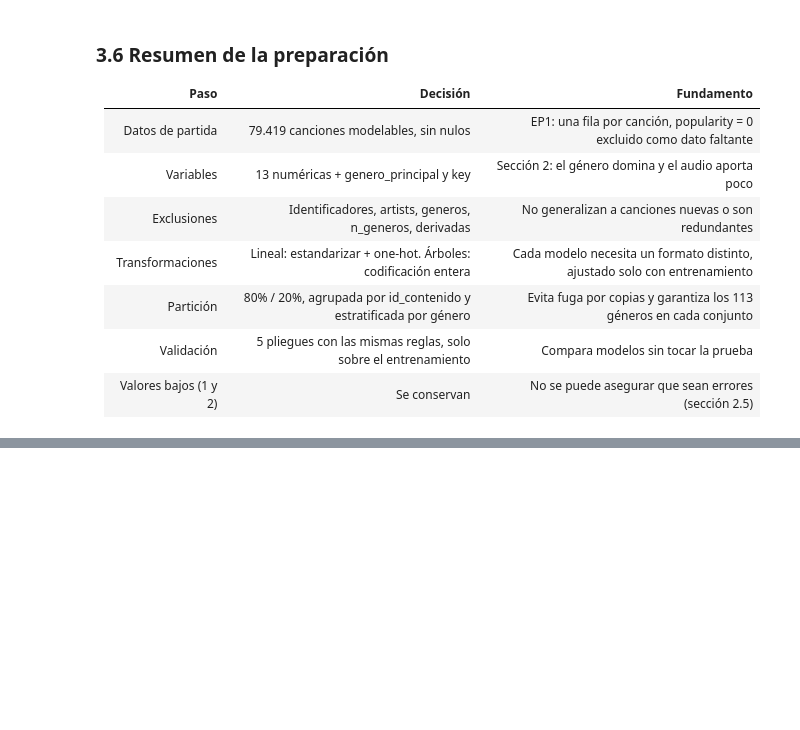
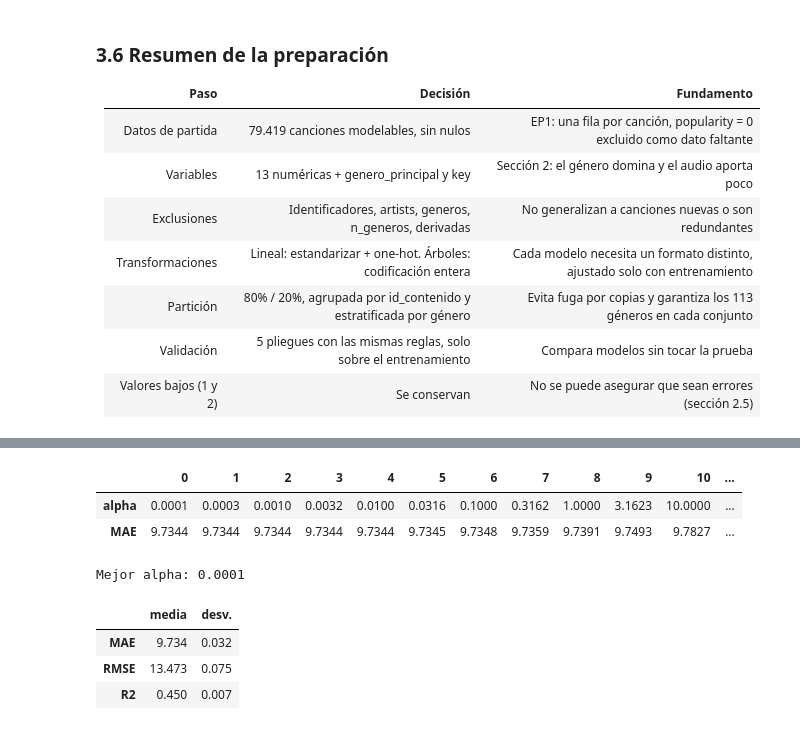
Before and after one commit to JeanBiza/ep-ml-spotify, a Jupyter notebook: notebook/EP2_ML.ipynb, the cells around one changed output, grey strips where cells are left out. Drawn from its saved outputs; the diff is of its cells as text; code cells hidden in the pictures; blank space fills up the shorter version.

```diff
--- a/notebook/EP2_ML.ipynb
+++ b/notebook/EP2_ML.ipynb
@@ -659,0 +749,24 @@ Matriz para clustering: 79,419 canciones x 9 variables de audio
+# %%
+pipe_ridge = Pipeline([("prep", preprocesador_lineal()), ("modelo", Ridge())])
+busq_ridge = GridSearchCV(
+    pipe_ridge, {"modelo__alpha": np.logspace(-4, 3, 15)},
+    cv=CV_SPLITS, scoring="neg_mean_absolute_error", n_jobs=-1, return_train_score=False)
+busq_ridge.fit(X_train, y_train)
+
+res = pd.DataFrame(busq_ridge.cv_results_)[["param_modelo__alpha", "mean_test_score"]]
+res["MAE"] = -res.pop("mean_test_score")
+display(res.rename(columns={"param_modelo__alpha": "alpha"}).round(4).T)
+print(f"Mejor alpha: {busq_ridge.best_params_['modelo__alpha']:.3g}")
+
+ridge_final = busq_ridge.best_estimator_
+cv_ridge, oof_ridge = evaluar_cv(ridge_final, X_train, y_train)
+display(resumen_cv(cv_ridge).round(3))
+# %% [output]
+|  | 0 | 1 | 2 | 3 | 4 | 5 | 6 | 7 | 8 | 9 | 10 | ... |
+| alpha | 0.0001 | 0.0003 | 0.0010 | 0.0032 | 0.0100 | 0.0316 | 0.1000 | 0.3162 | 1.0000 | 3.1623 | 10.0000 | ... |
+| MAE | 9.7344 | 9.7344 | 9.7344 | 9.7344 | 9.7344 | 9.7345 | 9.7348 | 9.7359 | 9.7391 | 9.7493 | 9.7827 | ... |
+Mejor alpha: 0.0001
+|  | media | desv. |
+| MAE | 9.734 | 0.032 |
+| RMSE | 13.473 | 0.075 |
+| R2 | 0.450 | 0.007 |
```
Also changed, not shown: parts of 27 cells of this notebook, 15 other files.
